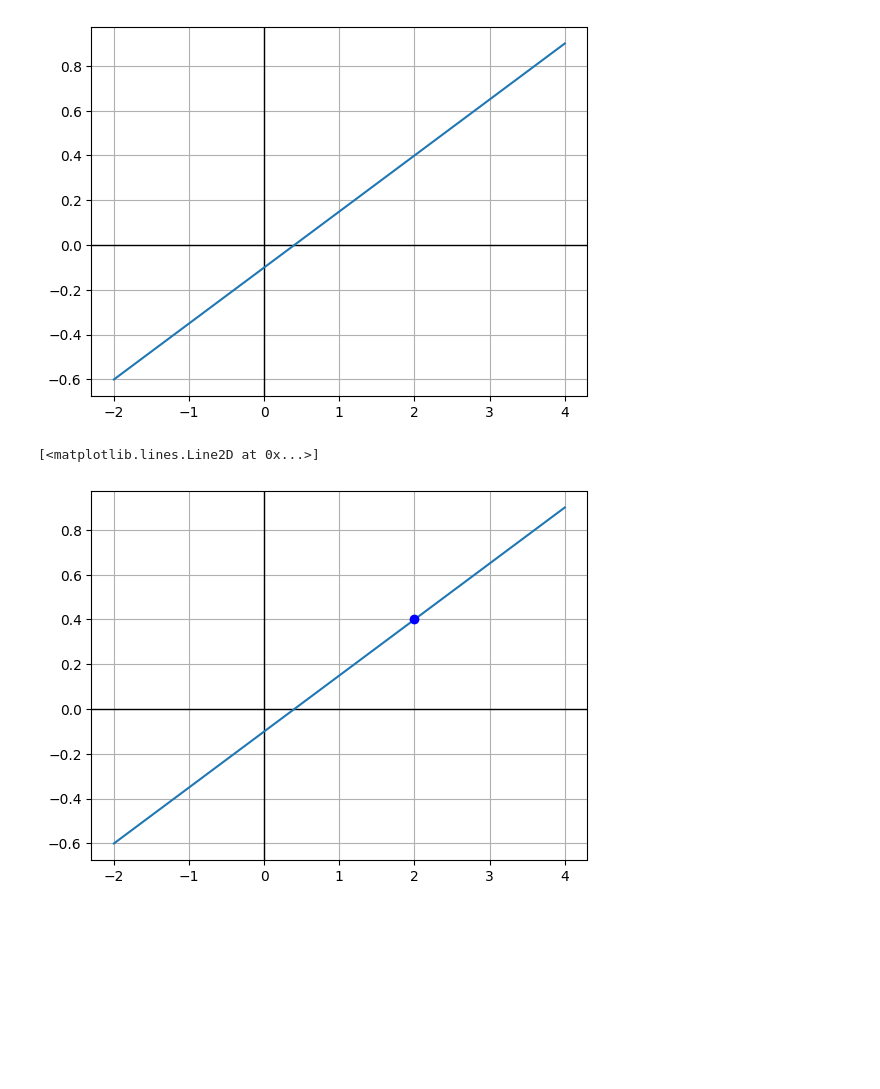
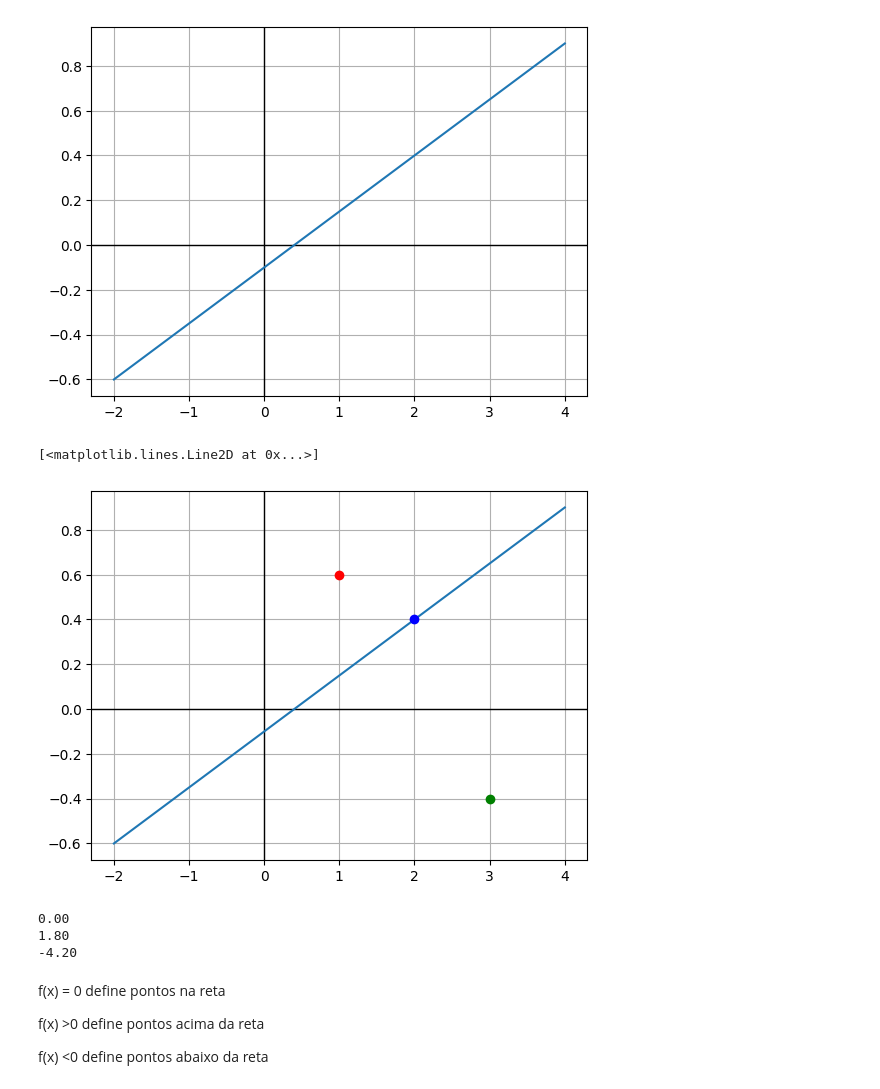
Before and after one commit to LucasFreitas98/Data-Science, a Jupyter notebook: redes_neurais_PyTorch.ipynb, the cells around one changed output. Drawn from its saved outputs; the diff is of its cells as text; code cells hidden in the pictures; blank space fills up the shorter version.

```diff
--- a/redes_neurais_PyTorch.ipynb
+++ b/redes_neurais_PyTorch.ipynb
@@ -265,12 +265,35 @@ plotline(a, b, c)
 [figure]
 # %%
 p1 = (2, 0.4)
+p2 = (1, 0.6)
+p3 = (3, -0.4)
 # ax + by + c
 
 ret1 = a*p1[0] + b*p1[1] + c
 
 plotline(a, b, c)
 plt.plot(p1[0], p1[1], color='b', marker='o')
+plt.plot(p2[0], p2[1], color='r', marker='o')
+plt.plot(p3[0], p3[1], color='g', marker='o')
 # %% [output]
 [<matplotlib.lines.Line2D at 0x...>]
-[figure, old version]
+[figure, new version]
+# %%
+ret1 = a*p1[0] + b*p1[1] + c
+print("%.2f" % ret1)
+
+ret2 = a*p2[0] + b*p2[1] + c
+print("%.2f" % ret2)
+
+ret3 = a*p3[0] + b*p3[1] + c
+print("%.2f" % ret3)
+# %% [output]
+0.00
+1.80
+-4.20
+# %% [markdown]
+f(x) = 0 define pontos na reta
+
+f(x) >0 define pontos acima da reta
+
+f(x) <0 define pontos abaixo da reta
```
